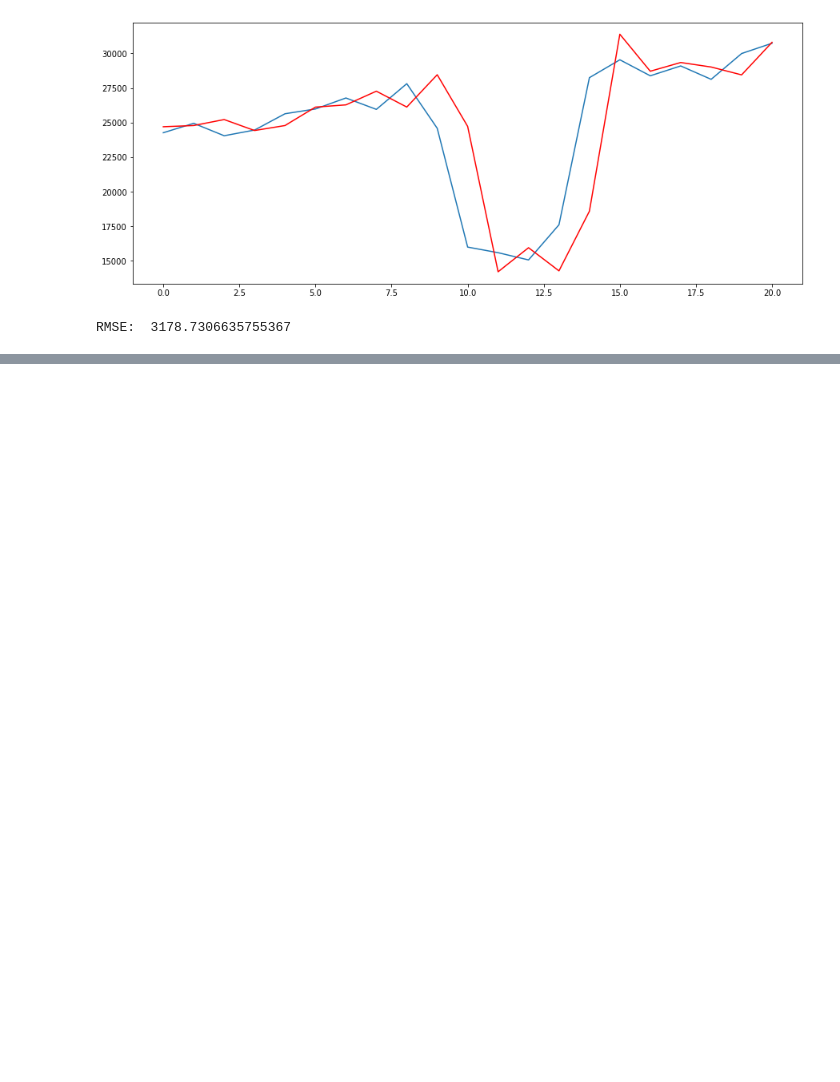
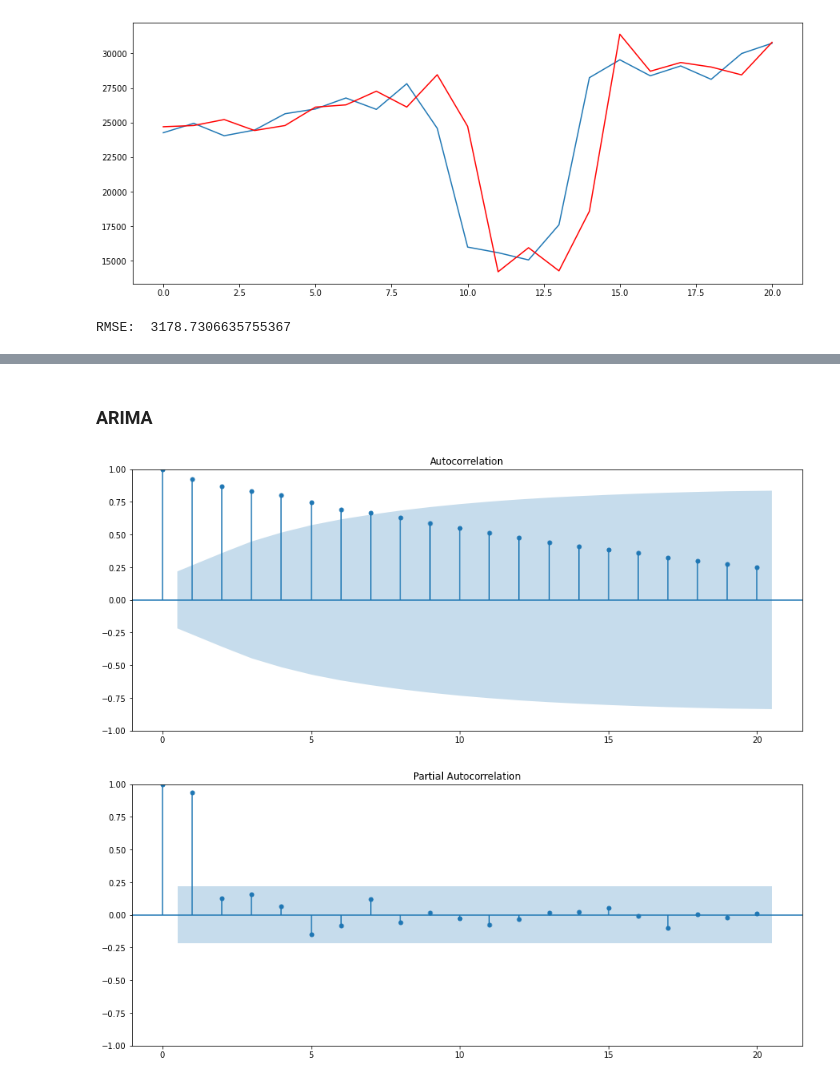
Before and after one commit to thgcns/Analise-predititiva-indicadores-financeiros, a Jupyter notebook: arima-itub.ipynb, the cells around one changed output, grey strips where cells are left out. Cells and saved outputs as stored; diff of their text form; code cells hidden in the pictures; blank space fills up the shorter version.

```diff
--- a/arima-itub.ipynb
+++ b/arima-itub.ipynb
@@ -267,0 +325,11 @@ RMSE:  3178.7306635755367
+# %% [markdown]
+### ARIMA
+# %%
+from statsmodels.graphics.tsaplots import plot_acf, plot_pacf
+plot_acf(ituat)
+plt.show()
+plot_pacf(ituat)
+plt.show()
+# %% [output]
+[figure, added]
+[figure, added]
```
Also changed, not shown: parts of 19 cells of this notebook, 12 other files.
